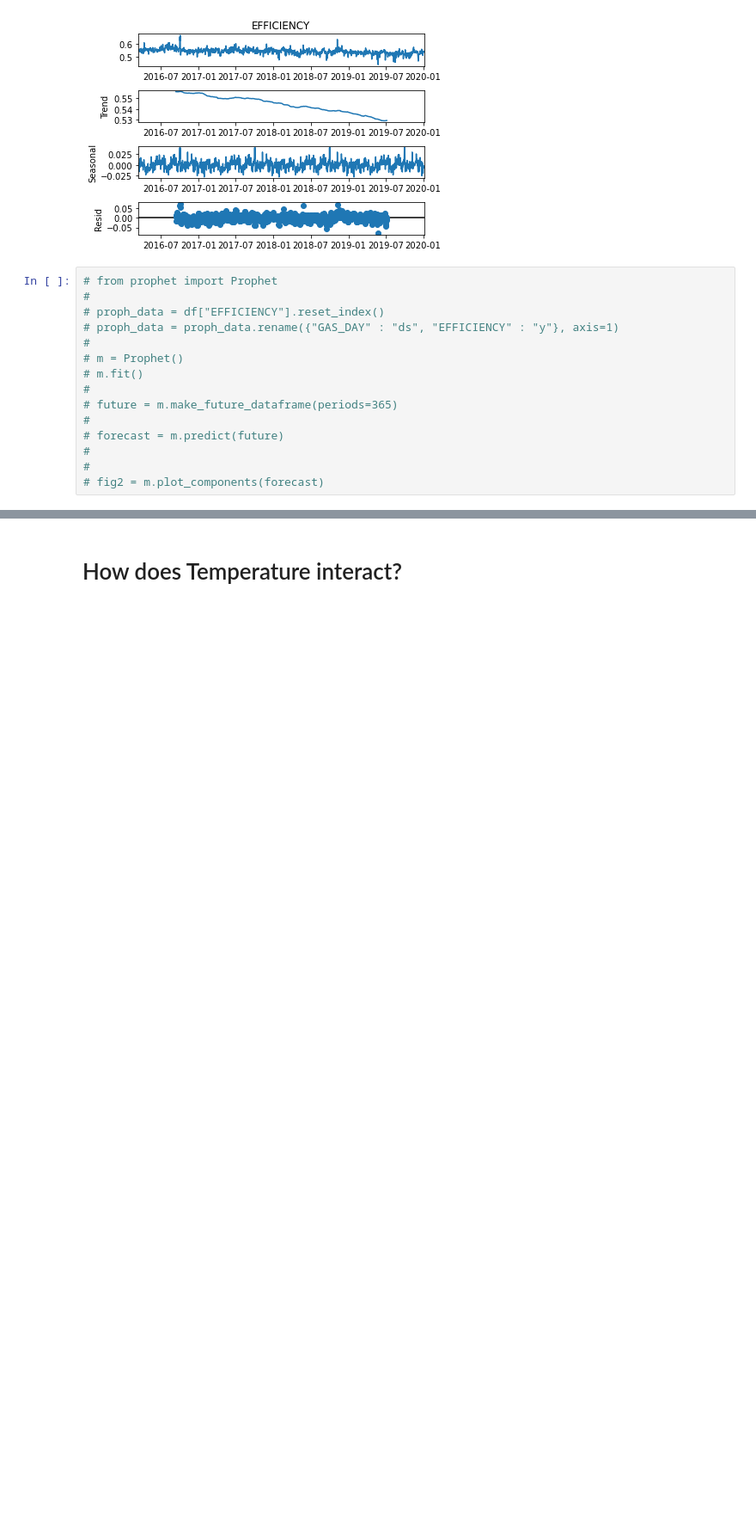
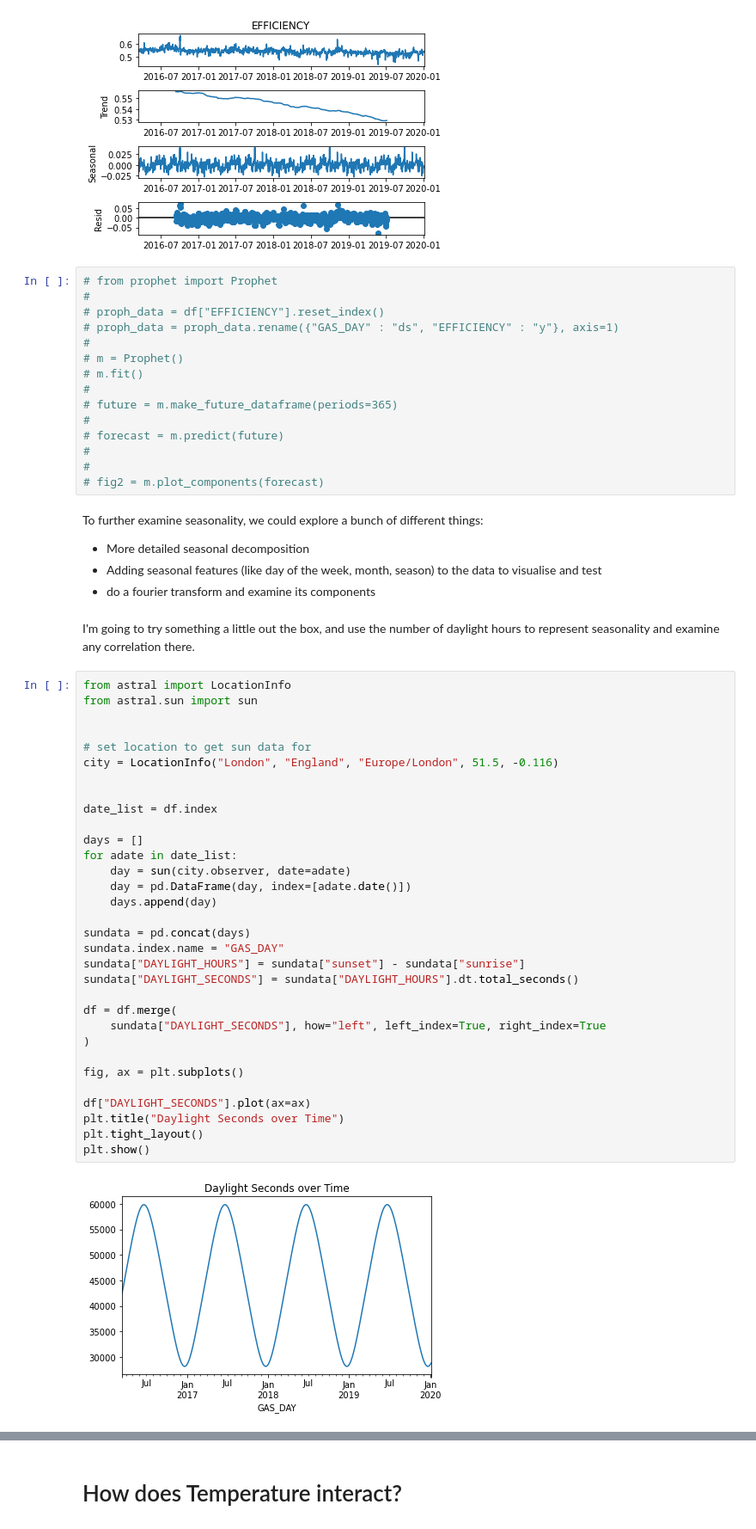
Before and after one commit to r4ch45/charterful, a Jupyter notebook: notebooks/3-what-affects-efficiency.ipynb, the cells around one changed output, grey strips where cells are left out. Shown at 86% size. Drawn from its saved outputs; the diff is of its cells as text; blank space fills up the shorter version.

Commit message:
EXP: tested seasonality with sunlight hours

```diff
--- a/notebooks/3-what-affects-efficiency.ipynb
+++ b/notebooks/3-what-affects-efficiency.ipynb
@@ -149,3 +147,44 @@ a = seasonality.plot()
 #
 #
 # fig2 = m.plot_components(forecast)
+# %% [markdown]
+To further examine seasonality, we could explore a bunch of different things:
+- More detailed seasonal decomposition
+- Adding seasonal features (like day of the week, month, season) to the data to visualise and test
+- do a fourier transform and examine its components
+# %% [markdown]
+I'm going to try something a little out the box, and use the number of daylight hours to represent seasonality and examine any correlation there.
+# %%
+from astral import LocationInfo
+from astral.sun import sun
+
+
+# set location to get sun data for
+city = LocationInfo("London", "England", "Europe/London", 51.5, -0.116)
+
+
+date_list = df.index
+
+days = []
+for adate in date_list:
+    day = sun(city.observer, date=adate)
+    day = pd.DataFrame(day, index=[adate.date()])
+    days.append(day)
+
+sundata = pd.concat(days)
+sundata.index.name = "GAS_DAY"
+sundata["DAYLIGHT_HOURS"] = sundata["sunset"] - sundata["sunrise"]
+sundata["DAYLIGHT_SECONDS"] = sundata["DAYLIGHT_HOURS"].dt.total_seconds()
+
+df = df.merge(
+    sundata["DAYLIGHT_SECONDS"], how="left", left_index=True, right_index=True
+)
+
+fig, ax = plt.subplots()
+
+df["DAYLIGHT_SECONDS"].plot(ax=ax)
+plt.title("Daylight Seconds over Time")
+plt.tight_layout()
+plt.show()
+# %% [output]
+[figure, added]
```
Also changed, not shown: parts of 11 cells of this notebook, 8 other files.
